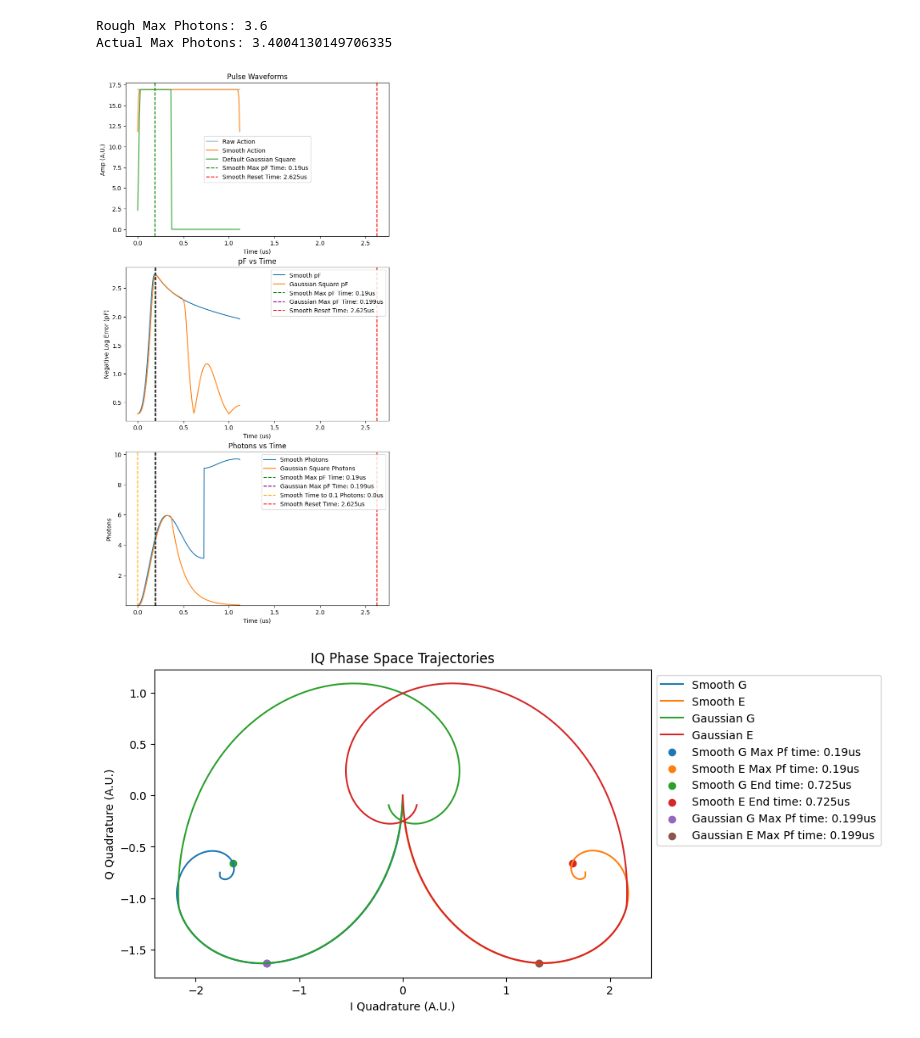
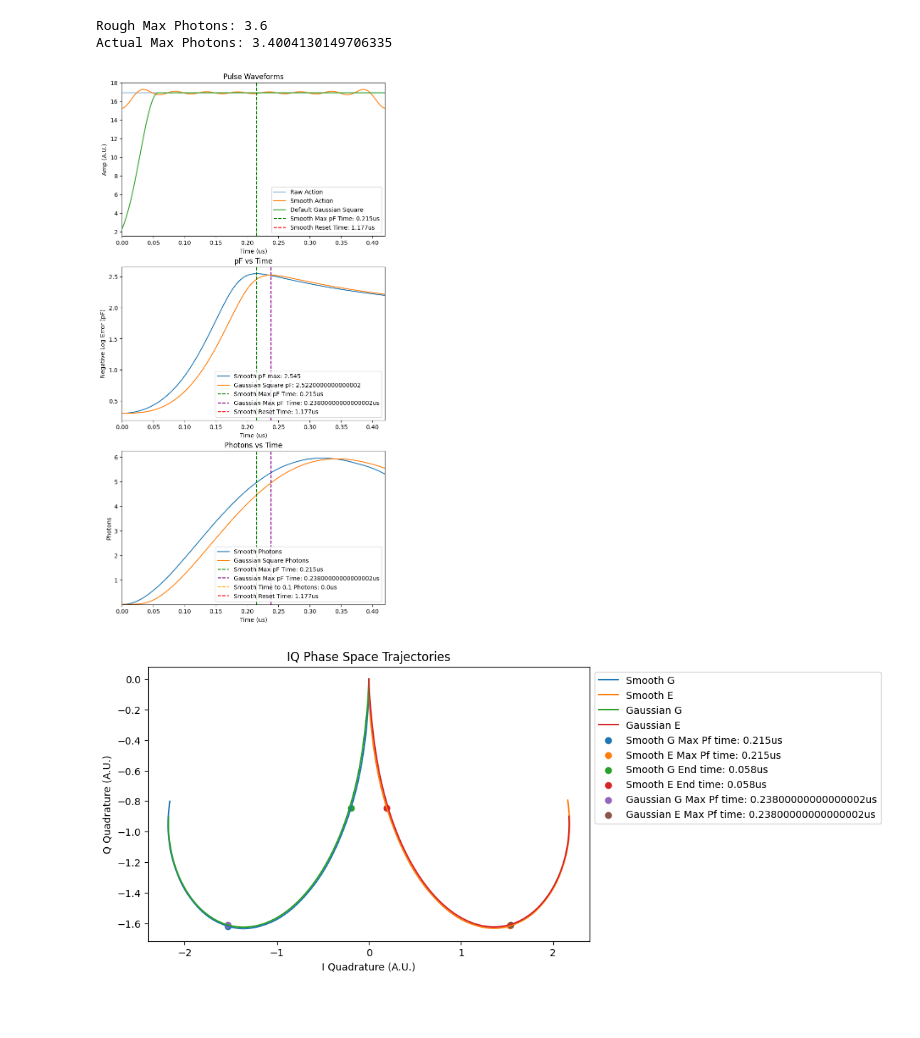
Before and after one commit to AnikenC/ReadoutWithRL, a Jupyter notebook: readoutWithRL/MLControl/clear_regime.ipynb, the cells around one changed output. Saved outputs shown, nothing was run; the diff lists cells and outputs as text; code cells hidden in the pictures; blank space fills up the shorter version.

```diff
--- a/readoutWithRL/MLControl/clear_regime.ipynb
+++ b/readoutWithRL/MLControl/clear_regime.ipynb
@@ -25,10 +25,10 @@ actual_max_photons = n0 * (1. - jnp.exp(-0.5 * kappa * tau_0)) ** 2
 print(f"Rough Max Photons: {n0}")
 print(f"Actual Max Photons: {actual_max_photons}")
 nR = 0.1
-snr_scale_factor = 1.
+snr_scale_factor = 0.8
 gamma_I = 1/140
-num_t1 = 8.0
-photon_gamma = 1/1500
+num_t1 = 3.0
+photon_gamma = 1/500
 init_fid = 1 - 1e-4
 photon_weight = 4.0
 shot_noise_std = 0.0
@@ -40,7 +40,7 @@ smoothness_coeff = 0.0
 smoothness_baseline_scale = 1.0
 apply_smoothing = True
 use_processed_action = True
-bandwidth = 50.0
+bandwidth = 20.0
 freq_relative_cutoff = 0.1
 bandwidth_coeff = 0.
 apply_bandwidth_constraint = True
@@ -72,18 +72,42 @@ env_config = {"kappa": kappa,
     "shot_noise_std": shot_noise_std,
 }
 
-env_name = "single_langevin_env"
+num_envs = 256
+num_updates = 3000
+config = {
+    "LR": 3e-4,
+    "NUM_ENVS": num_envs,
+    "NUM_STEPS": 1,
+    "NUM_UPDATES": num_updates,
+    "UPDATE_EPOCHS": 4,
+    "NUM_MINIBATCHES": int(num_envs / 64),
+    "CLIP_EPS": 0.2,
+    "VALUE_CLIP_EPS": 0.2,
+    "ENT_COEF": 0.0,
+    "VF_COEF": 0.5,
+    "MAX_GRAD_NORM": 0.5,
+    "ACTIVATION": "relu6",
+    "LAYER_SIZE": 64,
+    # "KERNEL_SIZE": 15,
+    "ENV_NAME": "single_langevin_env",
+    "ENV_PARAMS": env_config,
+    "ANNEAL_LR": False,
+    "DEBUG": True,
+    "DEBUG_ACTION": False,
+    "PRINT_RATE": 100,
+    "ACTION_PRINT_RATE": 100,
+}
 # %% [output]
 Rough Max Photons: 3.6
 Actual Max Photons: 3.4004130149706335
 # %%
 from utils import photon_env_dicts
 
-env = photon_env_dicts()[env_name](**env_config)
+env = photon_env_dicts()[config["ENV_NAME"]](**env_config)
 # %%
 standard_action = jnp.ones_like(env.ts_action)
 
-env.rollout_action(_rng, standard_action)
+env.rollout_action(_rng, standard_action, bound_plots=True)
 # %% [output]
-[figure, old version]
+[figure, new version]
-[figure, old version]
+[figure, new version]
```
Also changed, not shown: parts of 31 cells of this notebook, 5 other files.
